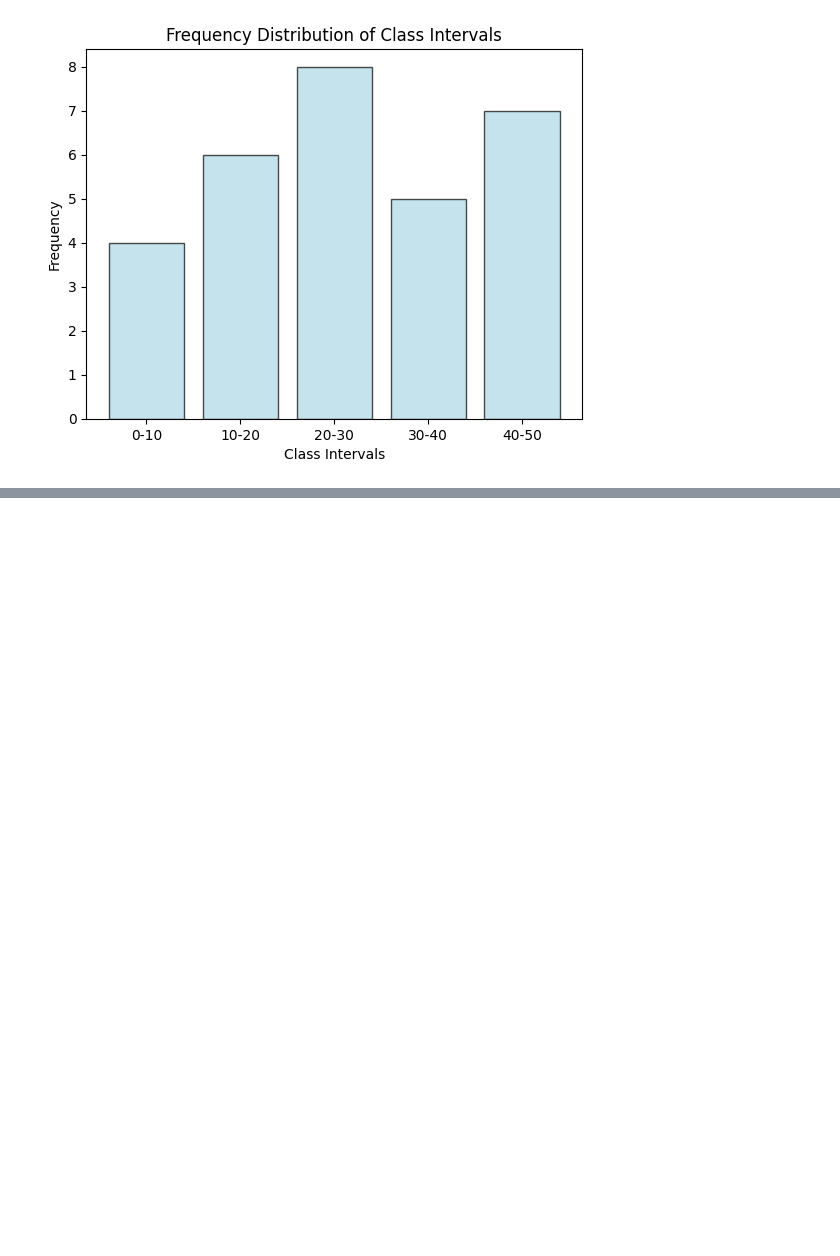
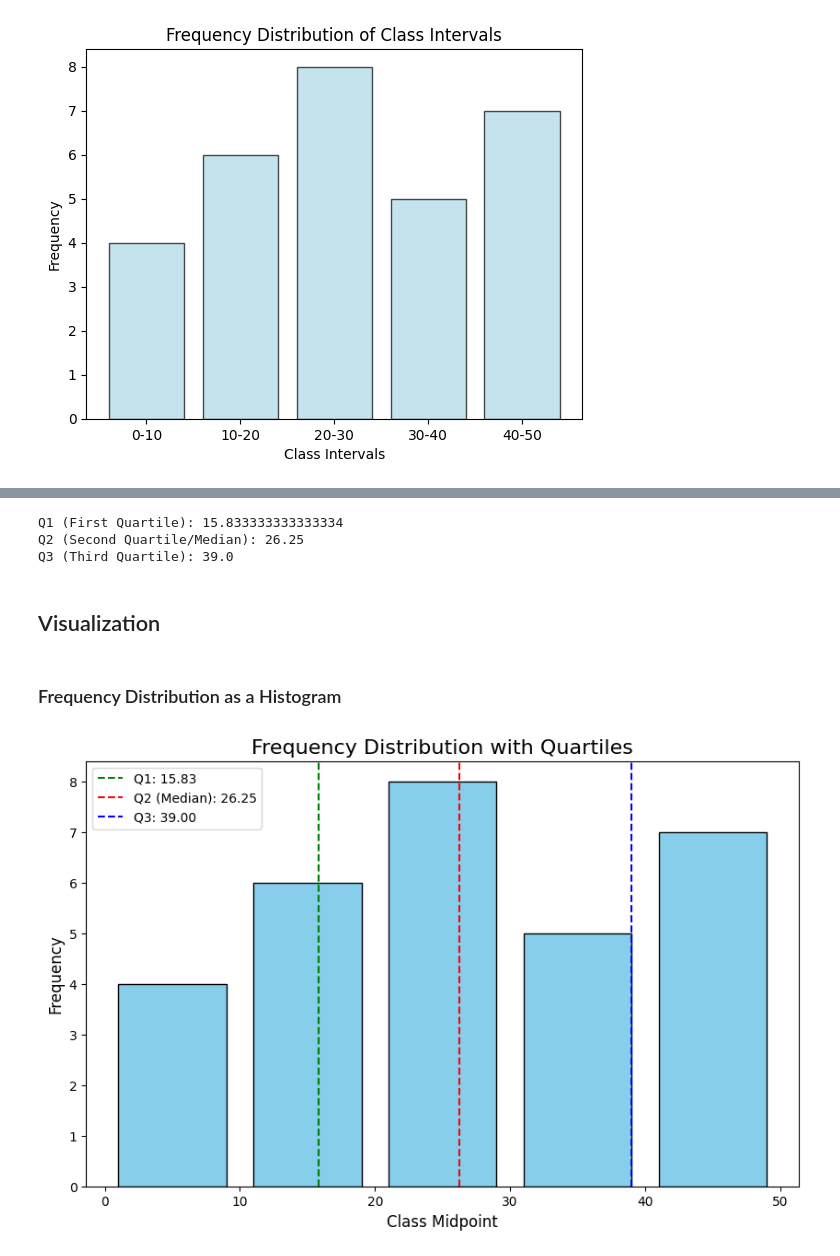
Before and after one commit to imranhasan22/handbook_imran, a Jupyter notebook: ai/Statistics.ipynb, the cells around one changed output, grey strips where cells are left out. Drawn from its saved outputs; the diff is of its cells as text; code cells hidden in the pictures; blank space fills up the shorter version.

Commit message:
Quartile Added

```diff
--- a/ai/Statistics.ipynb
+++ b/ai/Statistics.ipynb
@@ -349,0 +422,45 @@ plt.show()
+# %%
+def calculate_quartile(quartile_position):
+    quartile_class = df[df['Cumulative Frequency'] >= quartile_position].iloc[0]
+    L = quartile_class['Lower']
+    F = df[df['Cumulative Frequency'] < quartile_position]['Cumulative Frequency'].max() or 0
+    f = quartile_class['Frequency']
+    h = quartile_class['Upper'] - quartile_class['Lower']
+    Q = L + ((quartile_position - F) / f) * h
+    return Q
+
+Q1_position = N / 4
+Q2_position = N / 2
+Q3_position = 3 * N / 4
+
+Q1 = calculate_quartile(Q1_position)
+Q2 = calculate_quartile(Q2_position)
+Q3 = calculate_quartile(Q3_position)
+
+print("Q1 (First Quartile):", Q1)
+print("Q2 (Second Quartile/Median):", Q2)
+print("Q3 (Third Quartile):", Q3)
+# %% [output]
+Q1 (First Quartile): 15.833333333333334
+Q2 (Second Quartile/Median): 26.25
+Q3 (Third Quartile): 39.0
+# %% [markdown]
+## Visualization
+# %% [markdown]
+### Frequency Distribution as a Histogram
+# %%
+plt.figure(figsize=(10, 6))
+plt.bar(df['Midpoint'], df['Frequency'], width=8, edgecolor='black', color='skyblue')
+
+# Add vertical lines for Q1, Q2 (Median), and Q3
+plt.axvline(Q1, color='green', linestyle='--', label=f'Q1: {Q1:.2f}')
+plt.axvline(Q2, color='red', linestyle='--', label=f'Q2 (Median): {Q2:.2f}')
+plt.axvline(Q3, color='blue', linestyle='--', label=f'Q3: {Q3:.2f}')
+
+plt.title('Frequency Distribution with Quartiles', fontsize=16)
+plt.xlabel('Class Midpoint', fontsize=12)
+plt.ylabel('Frequency', fontsize=12)
+plt.legend()
+plt.show()
+# %% [output]
+[figure, added]
```
Also changed, not shown: parts of 6 cells of this notebook.
